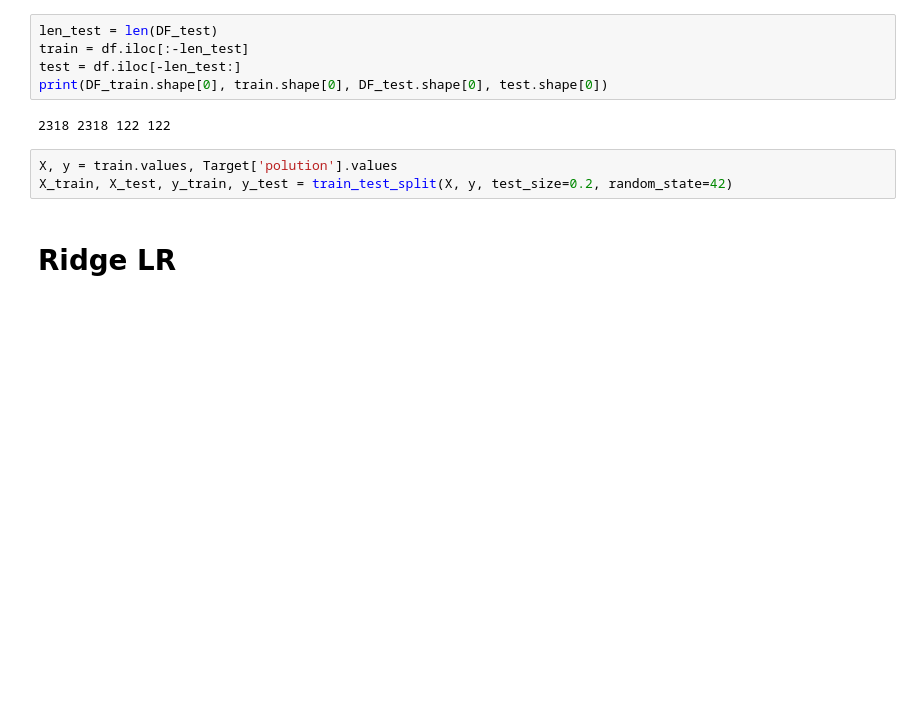
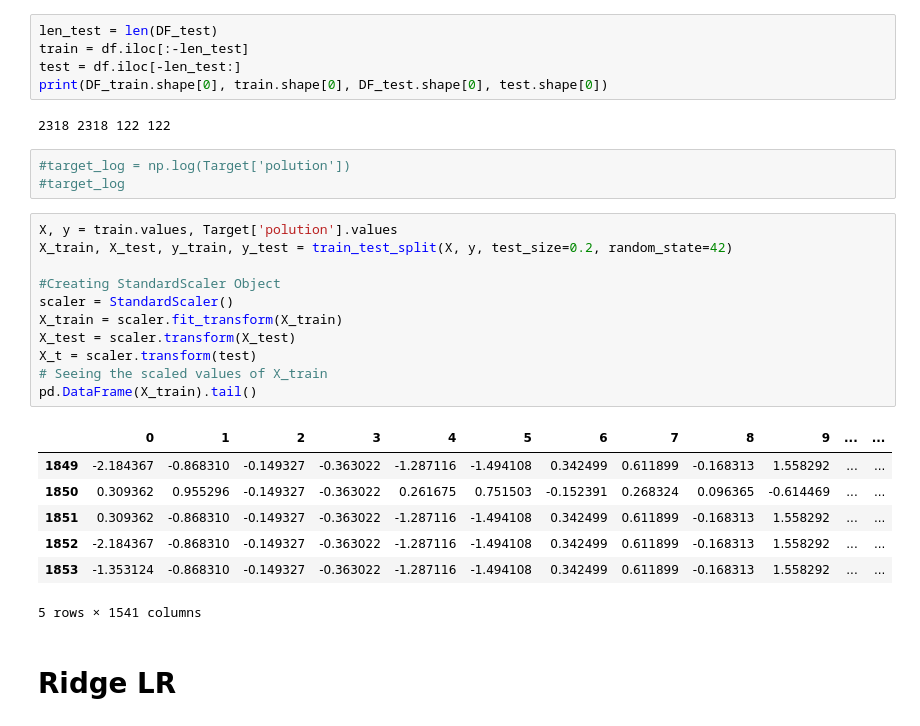
Before and after one commit to hydramst/car_price_prediction, a Jupyter notebook: water-pollution-lr.ipynb, the cells around one changed output. Drawn from its saved outputs; the diff is of its cells as text; blank space fills up the shorter version.

```diff
--- a/water-pollution-lr.ipynb
+++ b/water-pollution-lr.ipynb
@@ -74,9 +74,28 @@ test = df.iloc[-len_test:]
 print(DF_train.shape[0], train.shape[0], DF_test.shape[0], test.shape[0])
 # %% [output]
 2318 2318 122 122
+# %%
+#target_log = np.log(Target['polution'])
+#target_log
 # %%
 X, y = train.values, Target['polution'].values
 X_train, X_test, y_train, y_test = train_test_split(X, y, test_size=0.2, random_state=42)
+
+#Creating StandardScaler Object
+scaler = StandardScaler()
+X_train = scaler.fit_transform(X_train)
+X_test = scaler.transform(X_test)
+X_t = scaler.transform(test)
+# Seeing the scaled values of X_train
+pd.DataFrame(X_train).tail()
+# %% [output]
+|  | 0 | 1 | 2 | 3 | 4 | 5 | 6 | 7 | 8 | 9 | ... | ... |
+| 1849 | -2.184367 | -0.868310 | -0.149327 | -0.363022 | -1.287116 | -1.494108 | 0.342499 | 0.611899 | -0.168313 | 1.558292 | ... | ... |
+| 1850 | 0.309362 | 0.955296 | -0.149327 | -0.363022 | 0.261675 | 0.751503 | -0.152391 | 0.268324 | 0.096365 | -0.614469 | ... | ... |
+| 1851 | 0.309362 | -0.868310 | -0.149327 | -0.363022 | -1.287116 | -1.494108 | 0.342499 | 0.611899 | -0.168313 | 1.558292 | ... | ... |
+| 1852 | -2.184367 | -0.868310 | -0.149327 | -0.363022 | -1.287116 | -1.494108 | 0.342499 | 0.611899 | -0.168313 | 1.558292 | ... | ... |
+| 1853 | -1.353124 | -0.868310 | -0.149327 | -0.363022 | -1.287116 | -1.494108 | 0.342499 | 0.611899 | -0.168313 | 1.558292 | ... | ... |
+5 rows × 1541 columns
 # %% [markdown]
 # Ridge LR
 # %%
```
Also changed, not shown: parts of 11 cells of this notebook.
